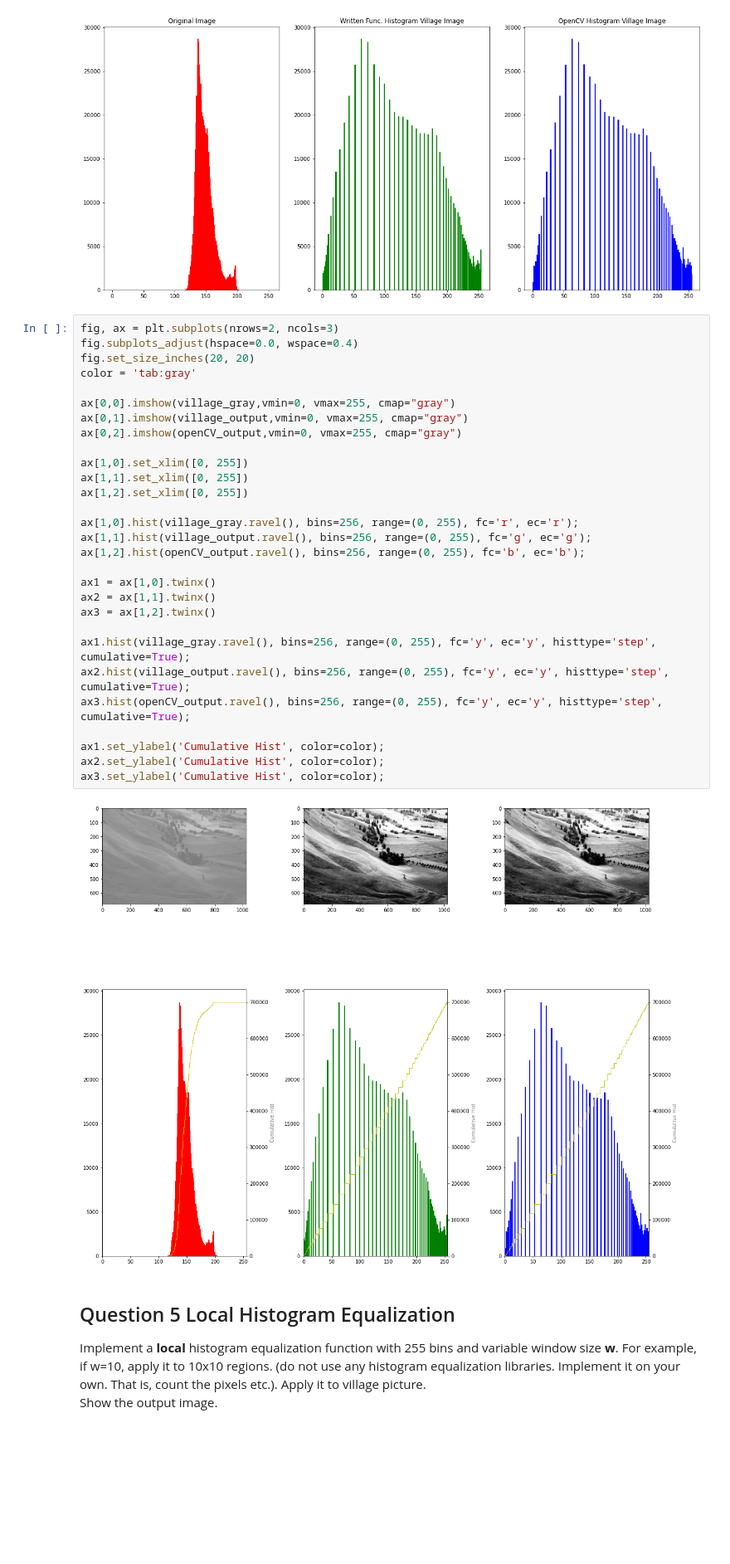
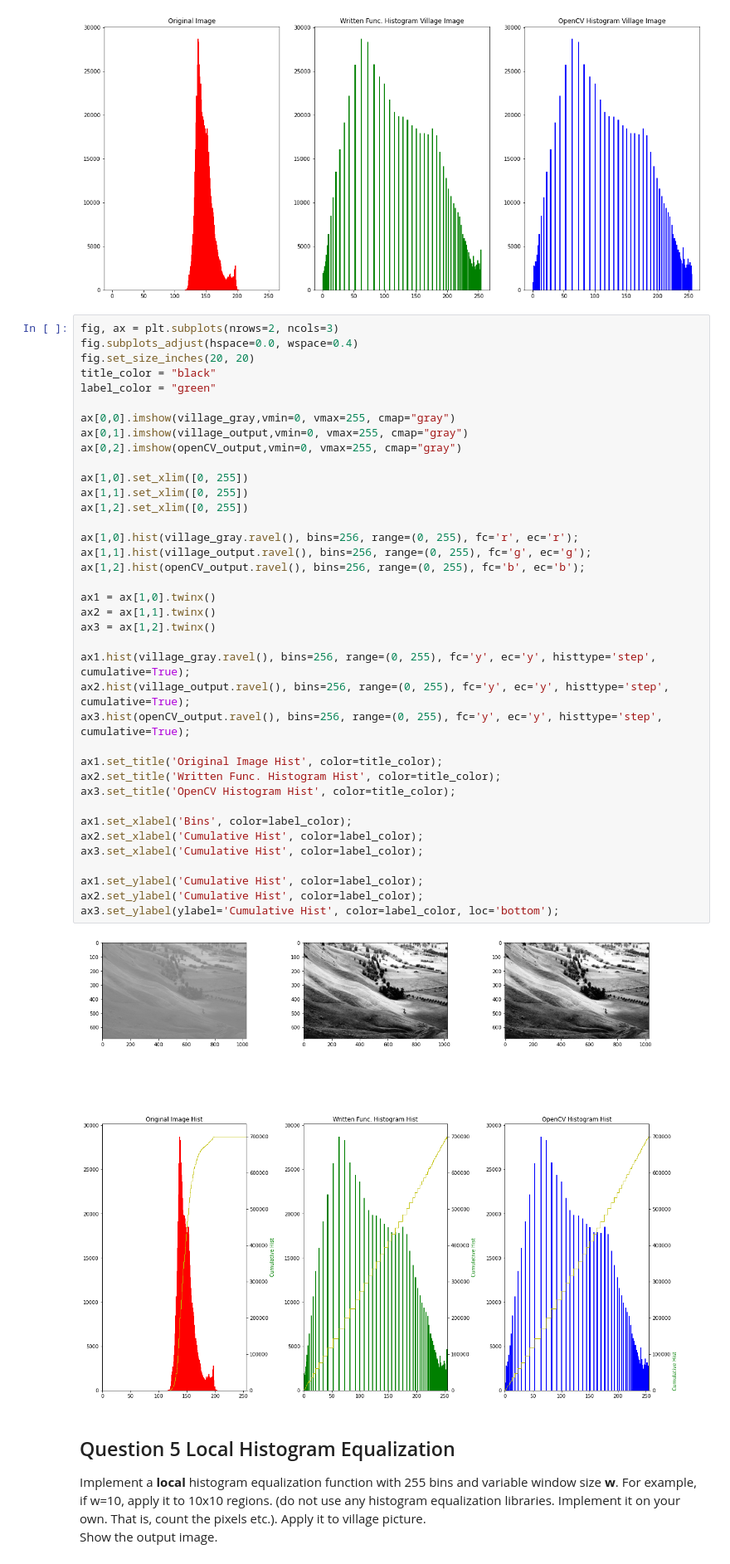
Before and after one commit to MAAykanat/AGU-Computer-Vision, a Jupyter notebook: Assignment-1/questions-and-your-answers.ipynb, the cells around one changed output. Shown at 83% size. Cells and saved outputs as stored; diff of their text form; blank space fills up the shorter version.

Commit message:
Q5 side by side image written

```diff
--- a/Assignment-1/questions-and-your-answers.ipynb
+++ b/Assignment-1/questions-and-your-answers.ipynb
@@ -212,34 +212,43 @@ Text(0.5, 1.0, 'OpenCV Histogram Village Image')
 # %%
 fig, ax = plt.subplots(nrows=2, ncols=3)
 fig.subplots_adjust(hspace=0.0, wspace=0.4)
 fig.set_size_inches(20, 20)
-color = 'tab:gray'
+title_color = "black"
+label_color = "green"
 
 ax[0,0].imshow(village_gray,vmin=0, vmax=255, cmap="gray")
 ax[0,1].imshow(village_output,vmin=0, vmax=255, cmap="gray")
 ax[0,2].imshow(openCV_output,vmin=0, vmax=255, cmap="gray")
 
 ax[1,0].set_xlim([0, 255])
 ax[1,1].set_xlim([0, 255])
 ax[1,2].set_xlim([0, 255])
 
 ax[1,0].hist(village_gray.ravel(), bins=256, range=(0, 255), fc='r', ec='r');
 ax[1,1].hist(village_output.ravel(), bins=256, range=(0, 255), fc='g', ec='g');
 ax[1,2].hist(openCV_output.ravel(), bins=256, range=(0, 255), fc='b', ec='b');
 
 ax1 = ax[1,0].twinx()
 ax2 = ax[1,1].twinx()
 ax3 = ax[1,2].twinx()
 
 ax1.hist(village_gray.ravel(), bins=256, range=(0, 255), fc='y', ec='y', histtype='step', cumulative=True);
 ax2.hist(village_output.ravel(), bins=256, range=(0, 255), fc='y', ec='y', histtype='step', cumulative=True);
 ax3.hist(openCV_output.ravel(), bins=256, range=(0, 255), fc='y', ec='y', histtype='step', cumulative=True);
 
-ax1.set_ylabel('Cumulative Hist', color=color);
-ax2.set_ylabel('Cumulative Hist', color=color);
-ax3.set_ylabel('Cumulative Hist', color=color);
+ax1.set_title('Original Image Hist', color=title_color);
+ax2.set_title('Written Func. Histogram Hist', color=title_color);
+ax3.set_title('OpenCV Histogram Hist', color=title_color);
+
+ax1.set_xlabel('Bins', color=label_color);
+ax2.set_xlabel('Cumulative Hist', color=label_color);
+ax3.set_xlabel('Cumulative Hist', color=label_color);
+
+ax1.set_ylabel('Cumulative Hist', color=label_color);
+ax2.set_ylabel('Cumulative Hist', color=label_color);
+ax3.set_ylabel(ylabel='Cumulative Hist', color=label_color, loc='bottom');
 # %% [output]
-[figure, old version]
+[figure, new version]
 # %% [markdown]
 ## Question 5 Local Histogram Equalization
 Implement a **local** histogram equalization function with 255 bins and variable window size **w**. For example, if w=10, apply it to 10x10 regions.  (do not use any histogram equalization libraries. Implement it on your own. That is, count the pixels etc.). Apply it to village picture.
```
Also changed, not shown: parts of 2 cells of this notebook.
